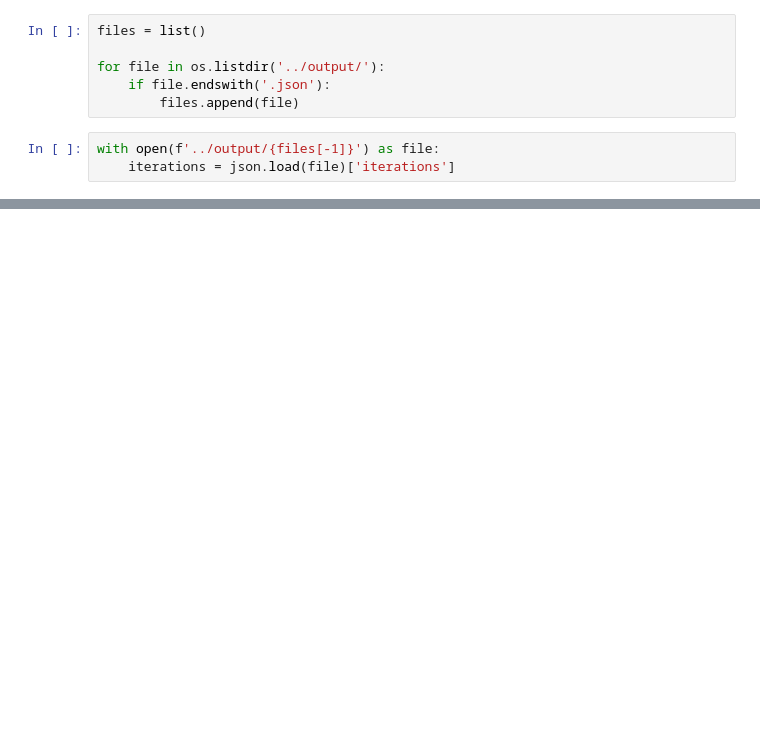
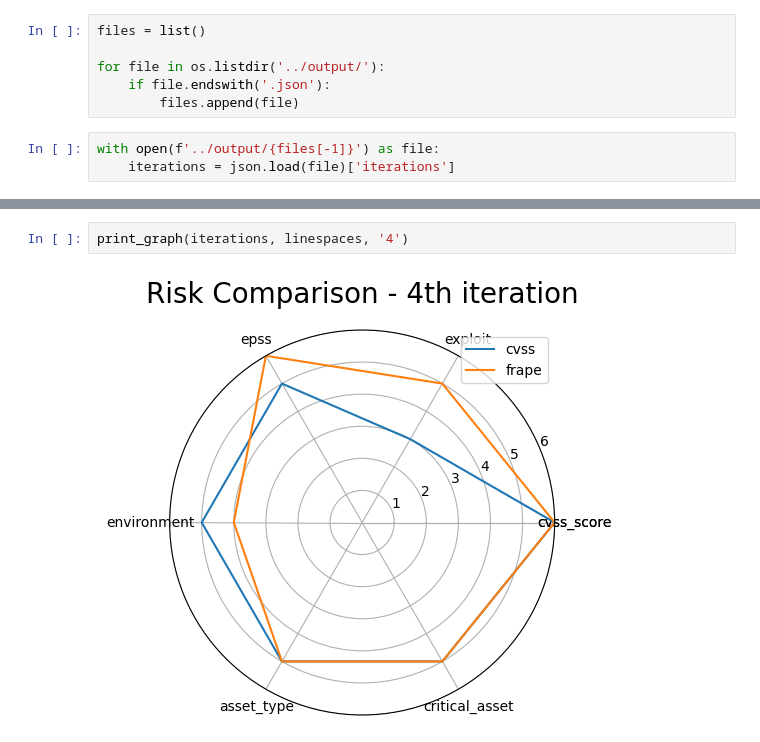
Before and after one commit to rodrigoparente/cvefixes-simulator, a Jupyter notebook: ipynb/Stats Analysis.ipynb, the cells around one changed output, grey strips where cells are left out. Saved outputs shown, nothing was run; the diff lists cells and outputs as text; blank space fills up the shorter version.

```diff
--- a/ipynb/Stats Analysis.ipynb
+++ b/ipynb/Stats Analysis.ipynb
@@ -56,0 +82,4 @@ for key, stats in iterations.items():
+# %%
+print_graph(iterations, linespaces, '4')
+# %% [output]
+[figure, added]
```
Also changed, not shown: parts of 12 cells of this notebook.
